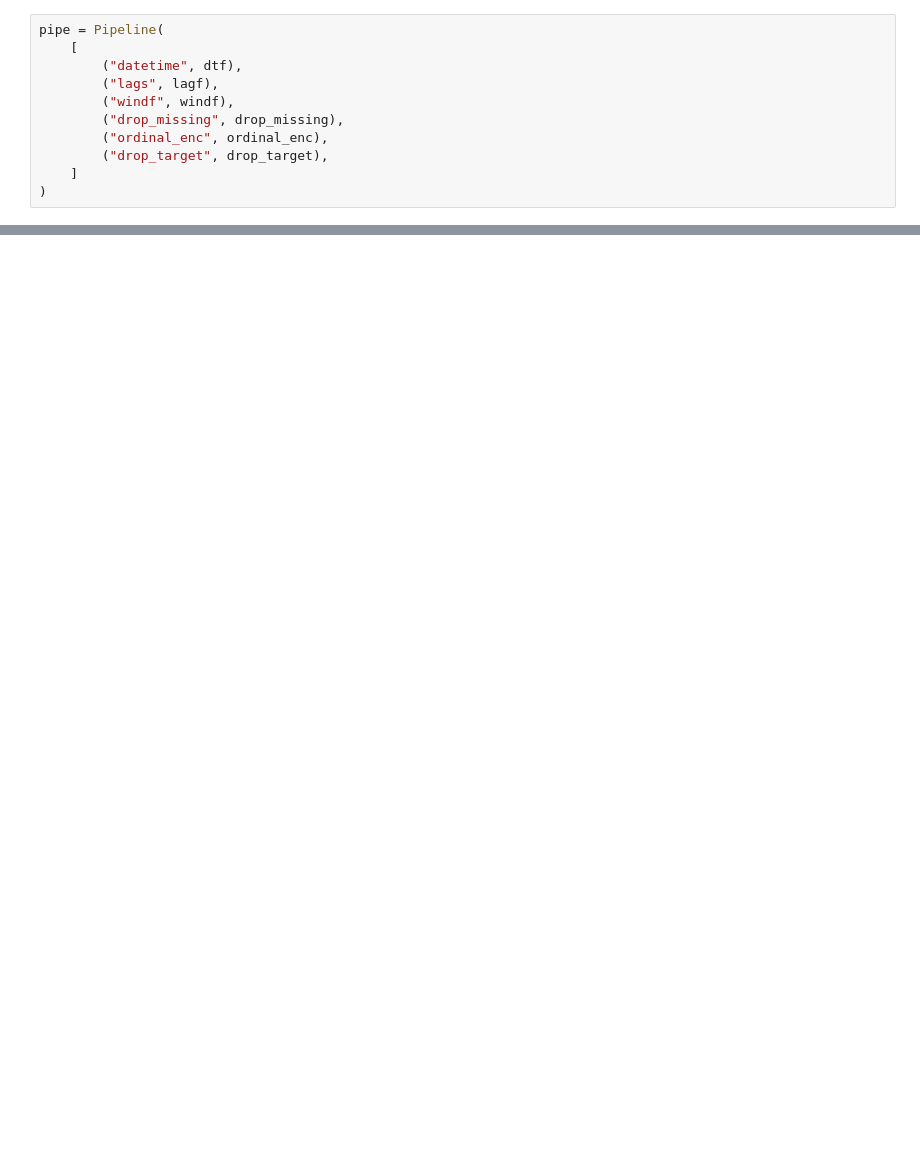
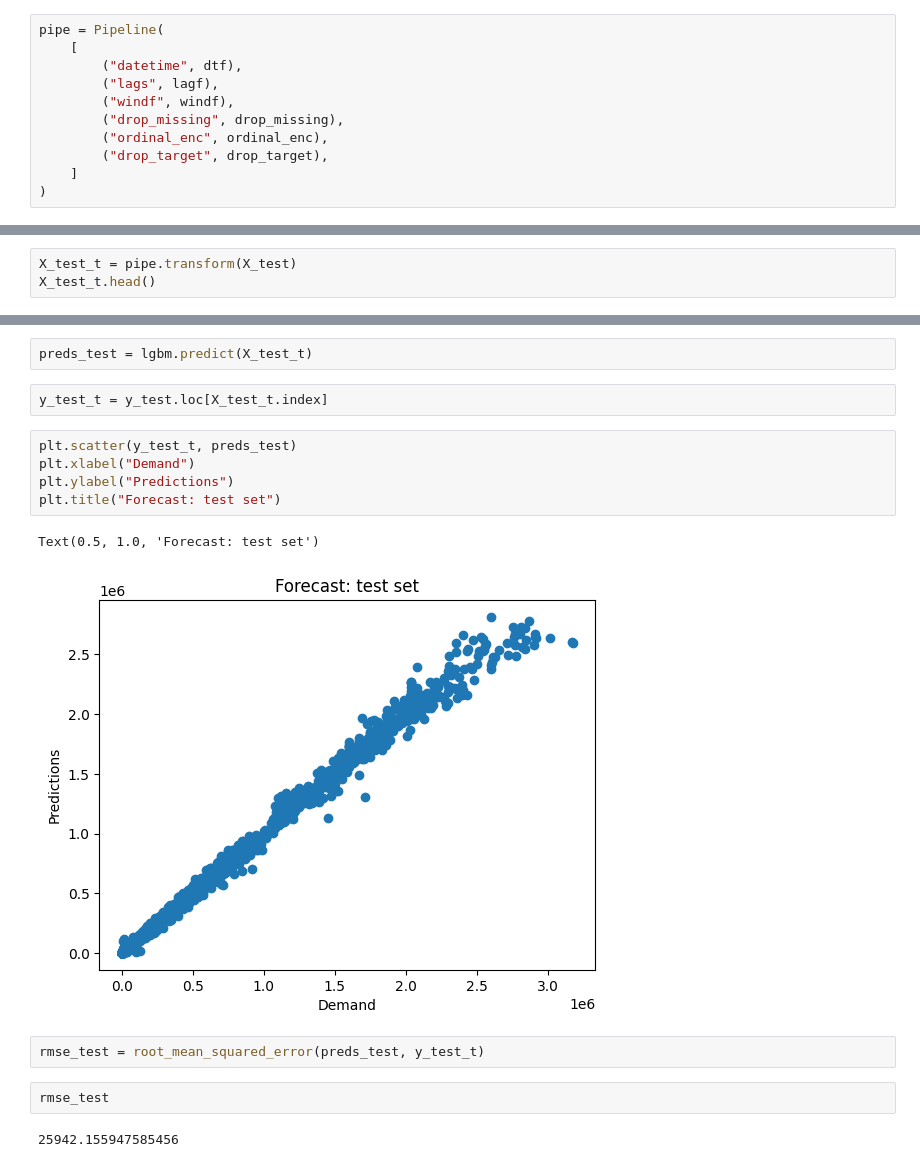
Before and after one commit to d-lazenby/energy-demand-forecasting, a Jupyter notebook: notebooks/05a_lgbm_model.ipynb, the cells around one changed output, grey strips where cells are left out. Cells and saved outputs as stored; diff of their text form; blank space fills up the shorter version.

```diff
--- a/notebooks/05a_lgbm_model.ipynb
+++ b/notebooks/05a_lgbm_model.ipynb
@@ -202,0 +332,3 @@ demand.head()
+# %%
+X_test_t = pipe.transform(X_test)
+X_test_t.head()
@@ -202,0 +343,18 @@ demand.head()
+# %%
+preds_test = lgbm.predict(X_test_t)
+# %%
+y_test_t = y_test.loc[X_test_t.index]
+# %%
+plt.scatter(y_test_t, preds_test)
+plt.xlabel("Demand")
+plt.ylabel("Predictions")
+plt.title("Forecast: test set")
+# %% [output]
+Text(0.5, 1.0, 'Forecast: test set')
+[figure, added]
+# %%
+rmse_test = root_mean_squared_error(preds_test, y_test_t)
+# %%
+rmse_test
+# %% [output]
+25942.155947585456
```
Also changed, not shown: parts of 33 cells of this notebook.
